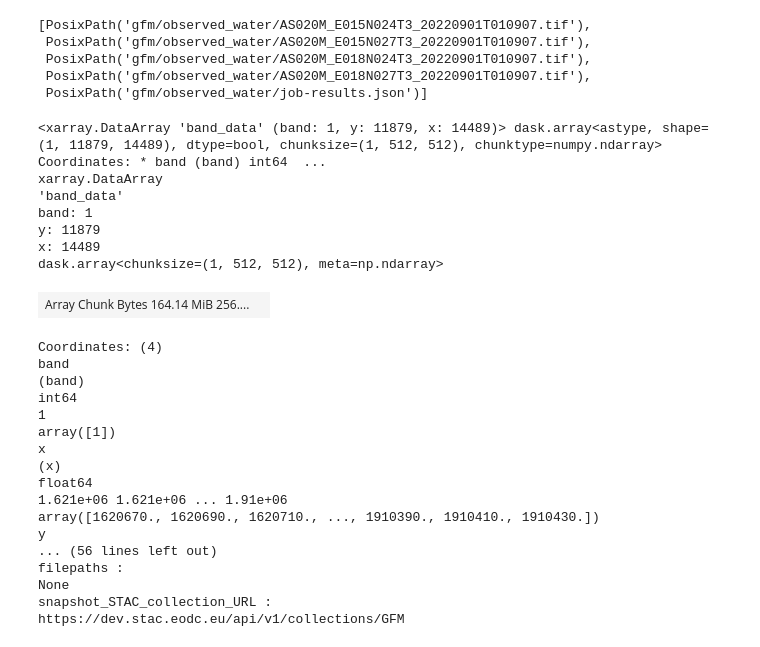
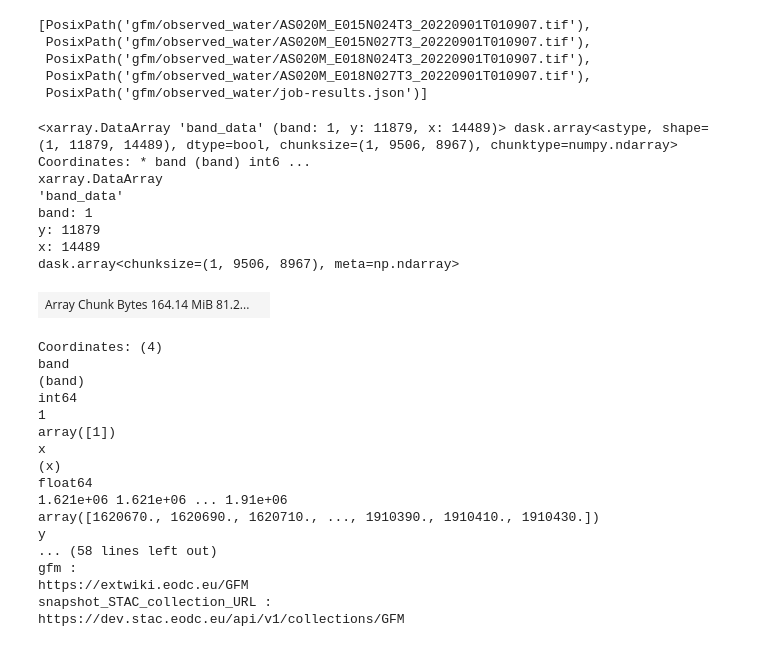
Before and after one commit to eodcgmbh/openeo-examples, a Jupyter notebook: UCs/UC11.ipynb, the cells around one changed output. Saved outputs shown, nothing was run; the diff lists cells and outputs as text; code cells hidden in the pictures.

```diff
--- a/UCs/UC11.ipynb
+++ b/UCs/UC11.ipynb
@@ -266,20 +290,19 @@ results.download_files("./gfm/observed_water/")
  PosixPath('gfm/observed_water/job-results.json')]
 # %%
 path = "./gfm/observed_water/"
-files = [path + file for file in os.listdir(path) if file.startswith("AS") and file.endswith(".tif")]
+files = [path + file for file in os.listdir(path) if file.startswith("AS")]
 # we expect only 0 and 1 -> bool
-data = xr.open_mfdataset(files).astype("bool")
-d = data.band_data
-display(d)
+data = xr.open_mfdataset(files).band_data.astype("bool")
+data
 # %% [output]
-<xarray.DataArray 'band_data' (band: 1, y: 11879, x: 14489)> dask.array<astype, shape=(1, 11879, 14489), dtype=bool, chunksize=(1, 512, 512), chunktype=numpy.ndarray> Coordinates: * band (band) int64  ...
+<xarray.DataArray 'band_data' (band: 1, y: 11879, x: 14489)> dask.array<astype, shape=(1, 11879, 14489), dtype=bool, chunksize=(1, 9506, 8967), chunktype=numpy.ndarray> Coordinates: * band (band) int6 ...
 xarray.DataArray
 'band_data'
 band: 1
 y: 11879
 x: 14489
-dask.array<chunksize=(1, 512, 512), meta=np.ndarray>
+dask.array<chunksize=(1, 9506, 8967), meta=np.ndarray>
-| Array Chunk Bytes 164.14 MiB 256.... |  |
+| Array Chunk Bytes 164.14 MiB 81.2... |  |
 Coordinates: (4)
 band
 (band)
@@ -292,9 +315,9 @@ float64
 1.621e+06 1.621e+06 ... 1.91e+06
 array([1620670., 1620690., 1620710., ..., 1910390., 1910410., 1910430.])
 y
-... (56 lines left out)
-filepaths :
-None
+... (58 lines left out)
+gfm :
+https://extwiki.eodc.eu/GFM
 snapshot_STAC_collection_URL :
 https://dev.stac.eodc.eu/api/v1/collections/GFM
 # %%
```
Also changed, not shown: parts of 15 cells of this notebook.
